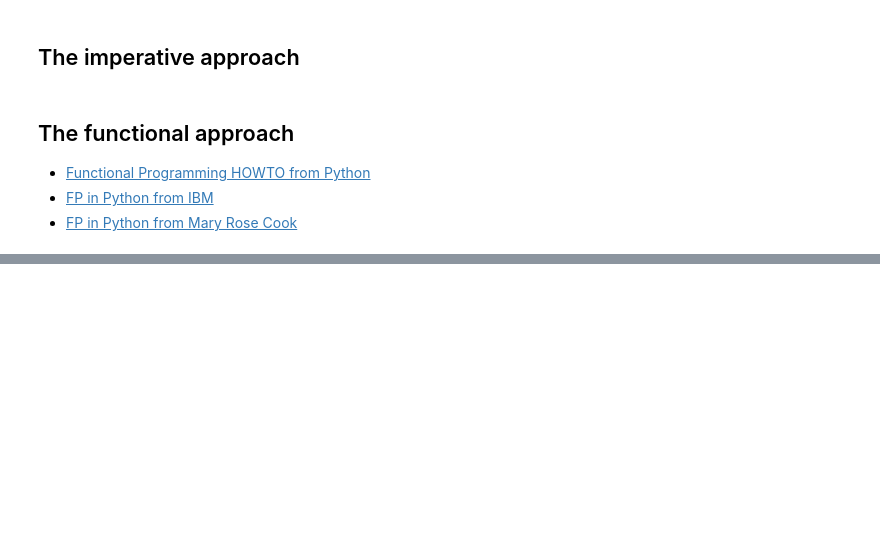
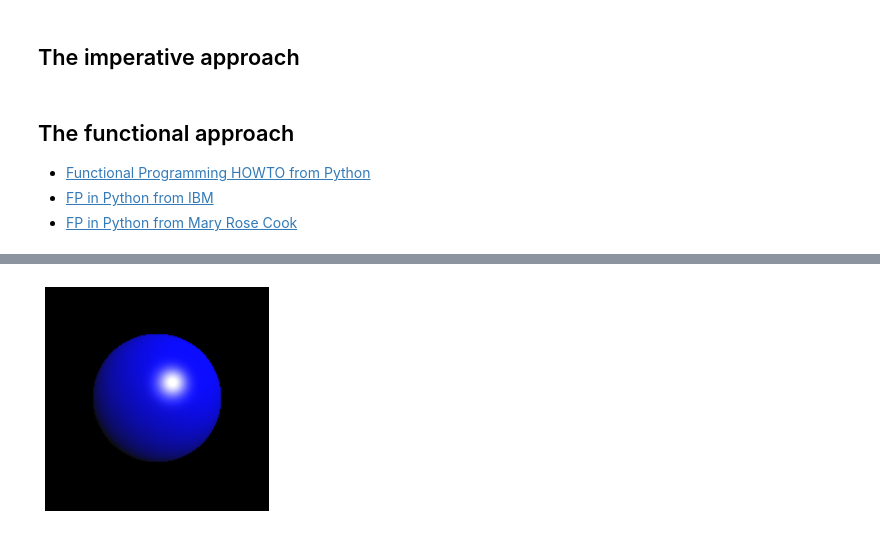
Before and after one commit to asberk/ubcs3, a Jupyter notebook: Python utilities.ipynb, the cells around one changed output, grey strips where cells are left out. Cells and saved outputs as stored; diff of their text form; code cells hidden in the pictures; blank space fills up the shorter version.

```diff
--- a/Python utilities.ipynb
+++ b/Python utilities.ipynb
@@ -235,0 +340,2 @@ World!
+# %%
+x, y, z = np.random.rand(3, 1000000)
@@ -235,0 +360,4 @@ World!
+# %%
+for i in range(1, 5):
+    ne.set_num_threads(i)
+    %timeit ne.evaluate('x + (y**2 + (z*x + 1)*3)')
@@ -235,0 +410,89 @@ World!
+# %%
+w, h = 200, 200  # Size of the screen in pixels.
+
+def normalize(x):
+    # This function normalizes a vector.
+    x /= np.linalg.norm(x)
+    return x
+
+def intersect_sphere(O, D, S, R):
+    # Return the distance from O to the intersection
+    # of the ray (O, D) with the sphere (S, R), or
+    # +inf if there is no intersection.
+    # O and S are 3D points, D (direction) is a
+    # normalized vector, R is a scalar.
+    a = np.dot(D, D)
+    OS = O - S
+    b = 2 * np.dot(D, OS)
+    c = np.dot(OS, OS) - R*R
+    disc = b*b - 4*a*c
+    if disc > 0:
+        distSqrt = np.sqrt(disc)
+        q = (-b - distSqrt) / 2.0 if b < 0 \
+            else (-b + distSqrt) / 2.0
+        t0 = q / a
+        t1 = c / q
+        t0, t1 = min(t0, t1), max(t0, t1)
+        if t1 >= 0:
+            return t1 if t0 < 0 else t0
+    return np.inf
+
+def trace_ray(O, D):
+    # Find first point of intersection with the scene.
+    t = intersect_sphere(O, D, position, radius)
+    # No intersection?
+    if t == np.inf:
+        return
+    # Find the point of intersection on the object.
+    M = O + D * t
+    N = normalize(M - position)
+    toL = normalize(L - M)
+    toO = normalize(O - M)
+    # Ambient light.
+    col = ambient
+    # Lambert shading (diffuse).
+    col += diffuse * max(np.dot(N, toL), 0) * color
+    # Blinn-Phong shading (specular).
+    col += specular_c * color_light * \
+        max(np.dot(N, normalize(toL + toO)), 0) \
+           ** specular_k
+    return col
+
+def run():
+    img = np.zeros((h, w, 3))
+    # Loop through all pixels.
+    for i, x in enumerate(np.linspace(-1., 1., w)):
+        for j, y in enumerate(np.linspace(-1., 1., h)):
+            # Position of the pixel.
+            Q[0], Q[1] = x, y
+            # Direction of the ray going through the optical center.
+            D = normalize(Q - O)
+            # Launch the ray and get the color of the pixel.
+            col = trace_ray(O, D)
+            if col is None:
+                continue
+            img[h - j - 1, i, :] = np.clip(col, 0, 1)
+    return img
+
+# Sphere properties.
+position = np.array([0., 0., 1.])
+radius = 1.
+color = np.array([0., 0., 1.])
+diffuse = 1.
+specular_c = 1.
+specular_k = 50
+
+# Light position and color.
+L = np.array([5., 5., -10.])
+color_light = np.ones(3)
+ambient = .05
+
+# Camera.
+O = np.array([0., 0., -1.])  # Position.
+Q = np.array([0., 0., 0.])  # Pointing to.
+
+img = run()
+plt.imshow(img);
+plt.xticks([]); plt.yticks([]);
+# %% [output]
+[figure, added]
```
Also changed, not shown: parts of 77 cells of this notebook.
